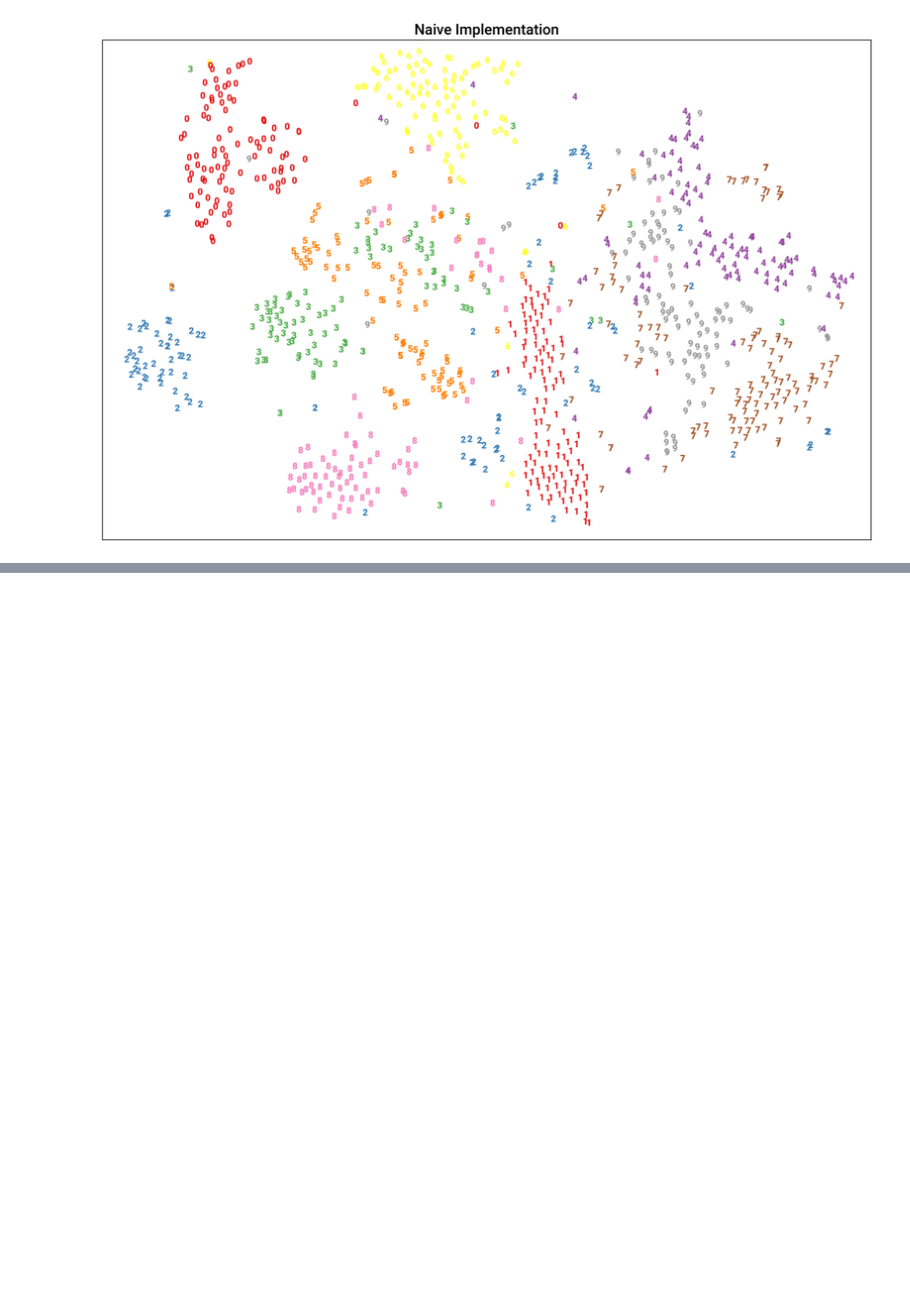
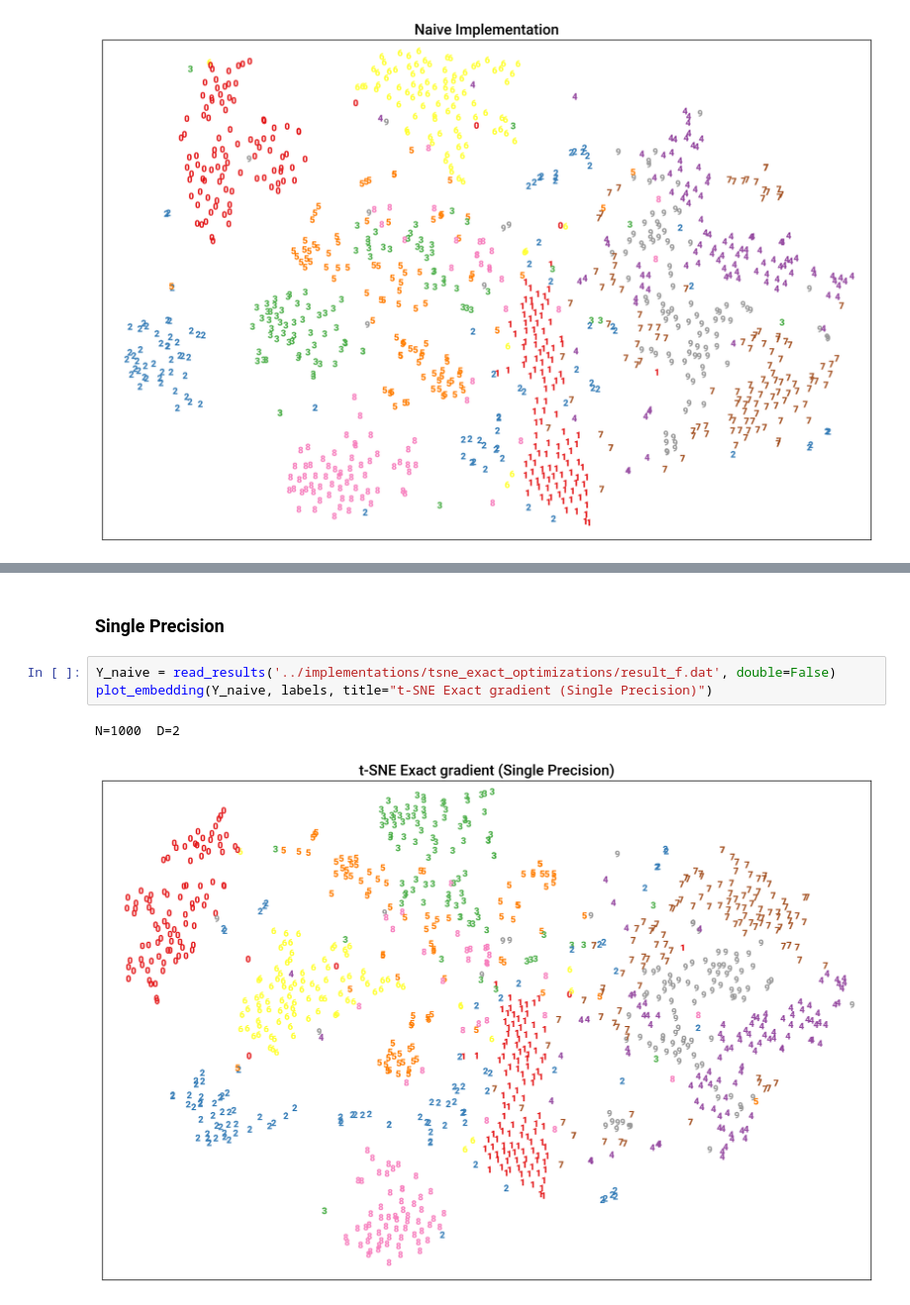
Before and after one commit to albertomontesg/fast-tsne, a Jupyter notebook: code/numerical_check/result_checking.ipynb, the cells around one changed output, grey strips where cells are left out. Shown at 99% size. Drawn from its saved outputs; the diff is of its cells as text; blank space fills up the shorter version.

```diff
--- a/code/numerical_check/result_checking.ipynb
+++ b/code/numerical_check/result_checking.ipynb
@@ -81,0 +87,8 @@ N=1000  D=2
+# %% [markdown]
+### Single Precision
+# %%
+Y_naive = read_results('../implementations/tsne_exact_optimizations/result_f.dat', double=False)
+plot_embedding(Y_naive, labels, title="t-SNE Exact gradient (Single Precision)")
+# %% [output]
+N=1000  D=2
+[figure, added]
```
Also changed, not shown: parts of 3 cells of this notebook, 15 other files.
